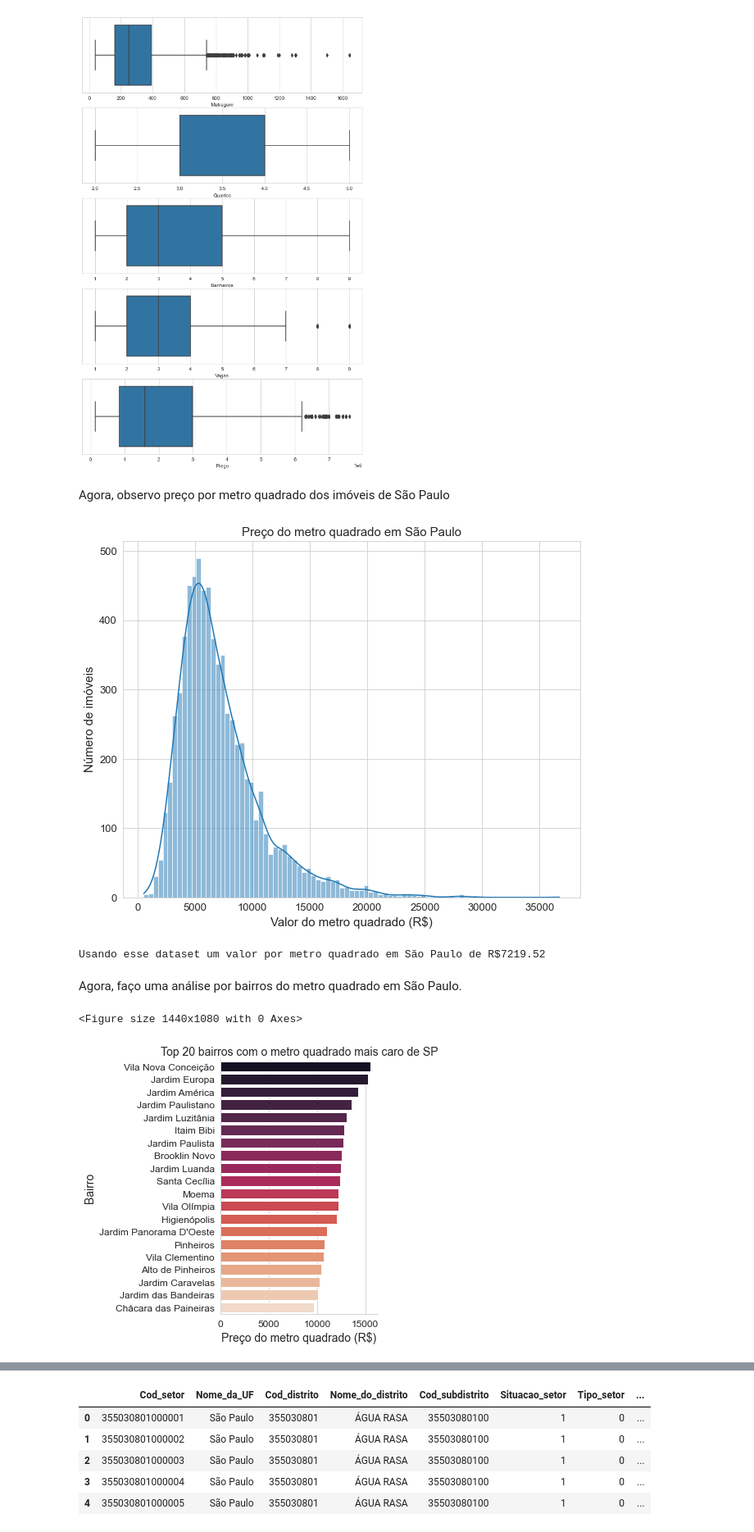
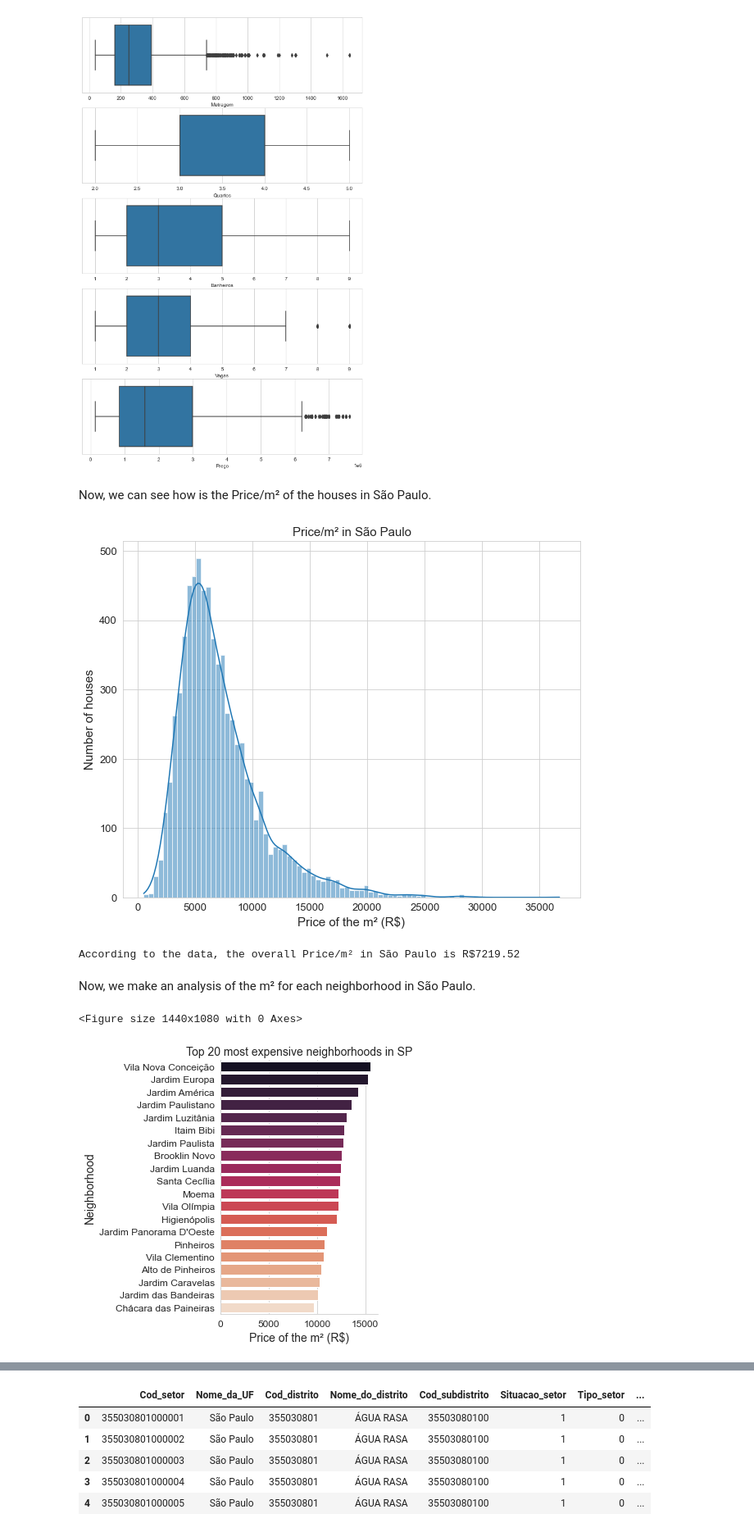
Before and after one commit to GabrielJDN/Projetos-Projects, a Jupyter notebook: English/São Paulo housing prices/Final Project.ipynb, the cells around one changed output, grey strips where cells are left out. Shown: that part at 82% size. Cells and saved outputs as stored; diff of their text form; code cells hidden in the pictures.

```diff
--- a/English/São Paulo housing prices/Final Project.ipynb
+++ b/English/São Paulo housing prices/Final Project.ipynb
@@ -434,22 +436,22 @@ sns.boxplot(data=dados_imoveis_cop, x="Preço", ax=axes[4])
 <AxesSubplot:xlabel='Preço'>
 [figure]
 # %% [markdown]
-Agora, observo preço por metro quadrado dos imóveis de São Paulo
+Now, we can see how is the Price/m² of the houses in São Paulo.
 # %%
 plt.figure(figsize=(10,8))
 fonte = {"size":15}
 sns.histplot(data=dados_imoveis_cop,x="Valor_m2", kde=True)
-plt.xlabel("Valor do metro quadrado (R$)", fontdict=fonte)
-plt.ylabel("Número de imóveis", fontdict=fonte)
-plt.title("Preço do metro quadrado em São Paulo", fontdict=fonte)
+plt.xlabel("Price of the m² (R$)", fontdict=fonte)
+plt.ylabel("Number of houses", fontdict=fonte)
+plt.title("Price/m² in São Paulo", fontdict=fonte)
 plt.tick_params(axis="both", labelsize=13)
 plt.show()
 
-print("Usando esse dataset um valor por metro quadrado em São Paulo de R$%s"
+print("According to the data, the overall Price/m² in São Paulo is R$%s"
       %(round(dados_imoveis_cop["Preço"].sum()/dados_imoveis_cop["Metragem"].sum(),2)))
 # %% [output]
-[figure, old version]
+[figure, new version]
-Usando esse dataset um valor por metro quadrado em São Paulo de R$7219.52
+According to the data, the overall Price/m² in São Paulo is R$7219.52
 # %% [markdown]
-Agora, faço uma análise por bairros do metro quadrado em São Paulo.
+Now, we make an analysis of the m² for each neighborhood in São Paulo.
 # %%
@@ -461,15 +463,15 @@ bairro_imoveis.reset_index(inplace=True) #Faço um reset nos índices.
 # %%
 plt.figure(figsize=(20,15))
 fonte = {"size":14}
 sns.catplot(data=bairro_imoveis.head(20), y="Bairro", x="Valor_m2", kind="bar", palette="rocket")
-plt.xlabel("Preço do metro quadrado (R$)", fontdict=fonte)
-plt.ylabel("Bairro", fontdict=fonte)
-plt.title("Top 20 bairros com o metro quadrado mais caro de SP", fontdict=fonte)
+plt.xlabel("Price of the m² (R$)", fontdict=fonte)
+plt.ylabel("Neighborhood", fontdict=fonte)
+plt.title("Top 20 most expensive neighborhoods in SP", fontdict=fonte)
 plt.tick_params(axis="both", labelsize=12)
 plt.show()
 # %% [output]
 <Figure size 1440x1080 with 0 Axes>
-[figure, old version]
+[figure, new version]
 # %%
 plt.figure(figsize=(20,15))
 fonte = {"size":14}
```
Also changed, not shown: parts of 45 cells of this notebook.
